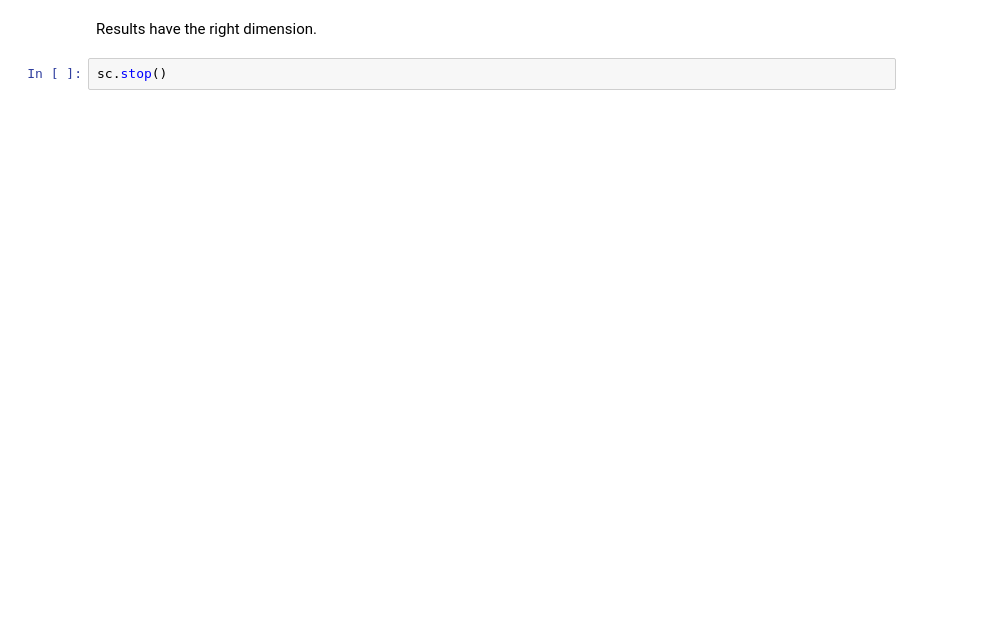
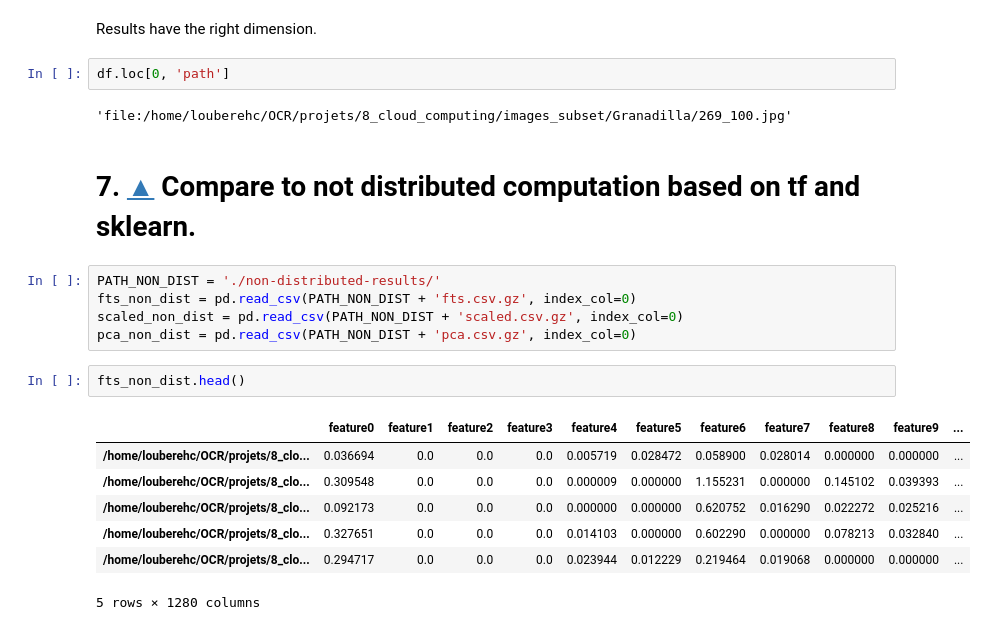
Before and after one commit to JulienfLeBoucher/OC_cloud_computing, a Jupyter notebook: local.ipynb, the cells around one changed output. Saved outputs shown, nothing was run; the diff lists cells and outputs as text; blank space fills up the shorter version.

```diff
--- a/local.ipynb
+++ b/local.ipynb
@@ -464,4 +489,23 @@ array([ 3.98710174e+00,  1.10383853e+01,  2.38947932e+01, -7.69875881e+00,
 # %% [markdown]
 Results have the right dimension.
-# %%
-sc.stop()
+# %%
+df.loc[0, 'path']
+# %% [output]
+'file:/home/louberehc/OCR/projets/8_cloud_computing/images_subset/Granadilla/269_100.jpg'
+# %% [markdown]
+# 7.  [&#9650;](#toc0_) <a id='toc7_'></a>Compare to not distributed computation based on tf and sklearn.
+# %%
+PATH_NON_DIST = './non-distributed-results/'
+fts_non_dist = pd.read_csv(PATH_NON_DIST + 'fts.csv.gz', index_col=0)
+scaled_non_dist = pd.read_csv(PATH_NON_DIST + 'scaled.csv.gz', index_col=0)
+pca_non_dist = pd.read_csv(PATH_NON_DIST + 'pca.csv.gz', index_col=0)
+# %%
+fts_non_dist.head()
+# %% [output]
+|  | feature0 | feature1 | feature2 | feature3 | feature4 | feature5 | feature6 | feature7 | feature8 | feature9 | ... |
+| /home/louberehc/OCR/projets/8_clo... | 0.036694 | 0.0 | 0.0 | 0.0 | 0.005719 | 0.028472 | 0.058900 | 0.028014 | 0.000000 | 0.000000 | ... |
+| /home/louberehc/OCR/projets/8_clo... | 0.309548 | 0.0 | 0.0 | 0.0 | 0.000009 | 0.000000 | 1.155231 | 0.000000 | 0.145102 | 0.039393 | ... |
+| /home/louberehc/OCR/projets/8_clo... | 0.092173 | 0.0 | 0.0 | 0.0 | 0.000000 | 0.000000 | 0.620752 | 0.016290 | 0.022272 | 0.025216 | ... |
+| /home/louberehc/OCR/projets/8_clo... | 0.327651 | 0.0 | 0.0 | 0.0 | 0.014103 | 0.000000 | 0.602290 | 0.000000 | 0.078213 | 0.032840 | ... |
+| /home/louberehc/OCR/projets/8_clo... | 0.294717 | 0.0 | 0.0 | 0.0 | 0.023944 | 0.012229 | 0.219464 | 0.019068 | 0.000000 | 0.000000 | ... |
+5 rows × 1280 columns
```
Also changed, not shown: parts of 32 cells of this notebook.
